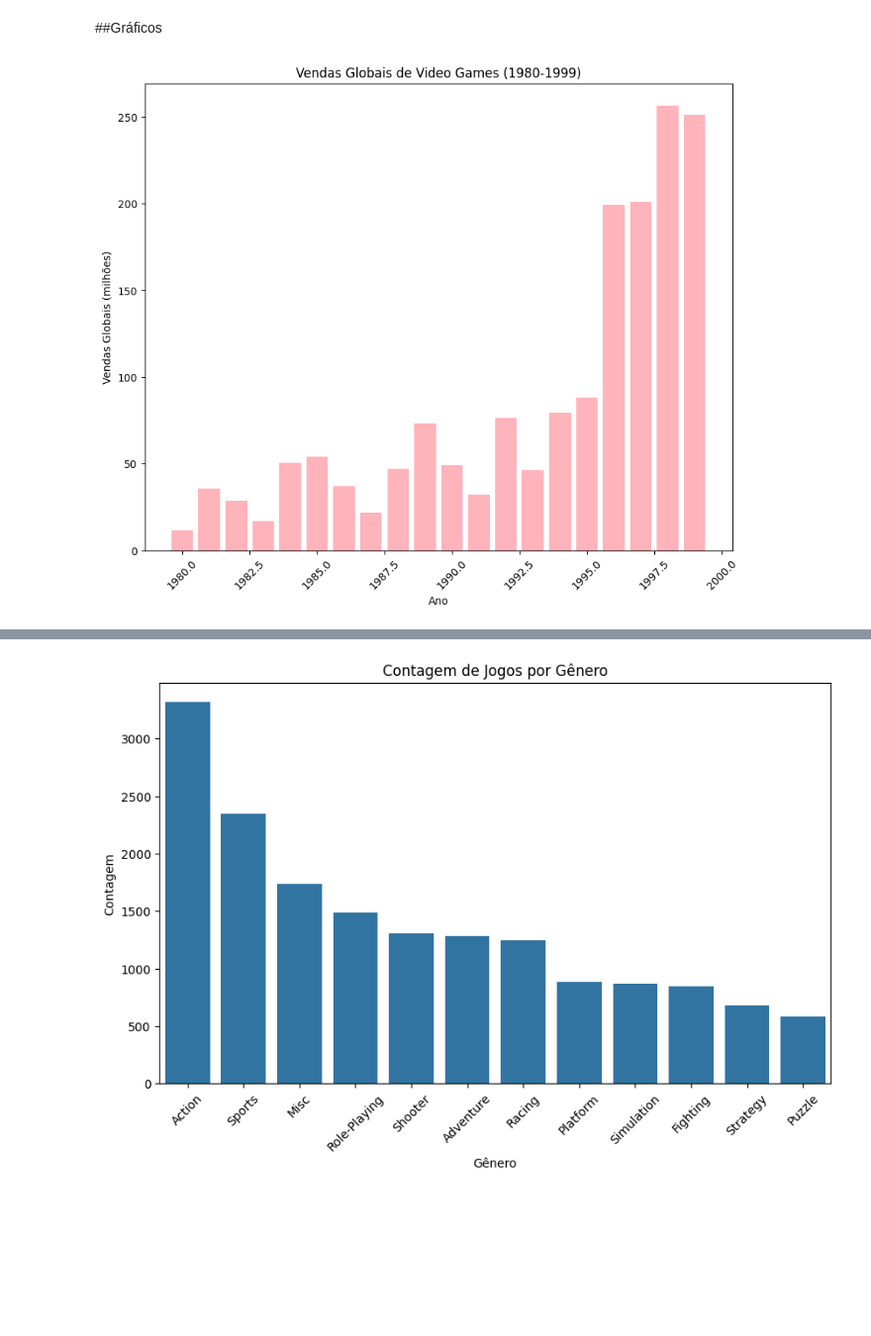
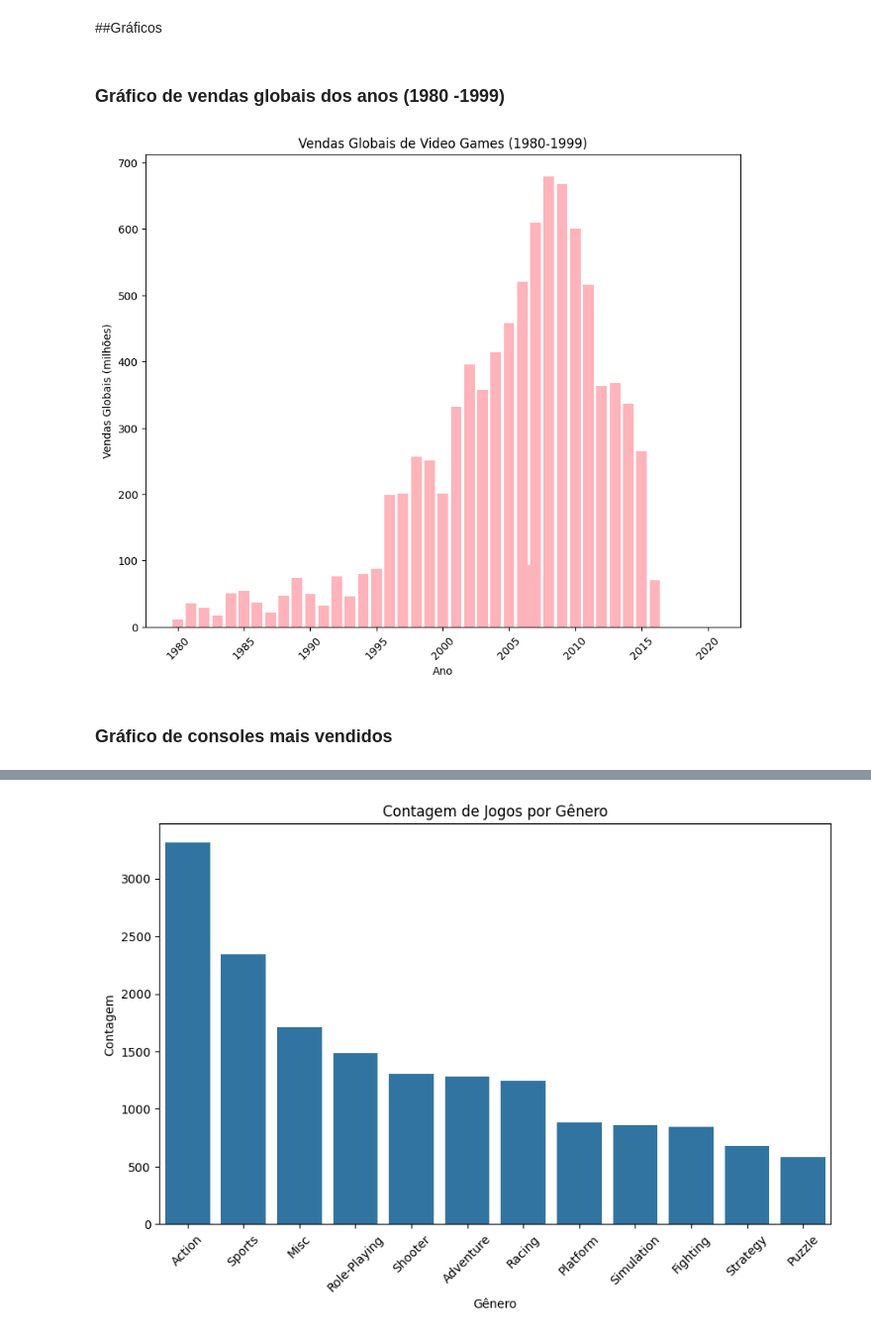
Before and after one commit to jessystem/An-lise_Games, a Jupyter notebook: ANALISE_JOGOS.ipynb, the cells around one changed output, grey strips where cells are left out. Shown at 99% size. Drawn from its saved outputs; the diff is of its cells as text; code cells hidden in the pictures; blank space fills up the shorter version.

```diff
--- a/ANALISE_JOGOS.ipynb
+++ b/ANALISE_JOGOS.ipynb
@@ -72,18 +173,25 @@ Valores ausentes:
 0
 # %% [markdown]
 ##Gráficos
+# %% [markdown]
+### Gráfico de vendas globais dos anos (1980 -1999)
 # %%
+# Agrupando o DataFrame por ano e somar as vendas globais
+df_agrupado = df.groupby("Year")["Global_Sales"].sum().reset_index()
+
 cor_pastel = "#FFB3BA"  # Tom de rosa pastel
 
 plt.figure(figsize=(10, 8))
 plt.bar(df_agrupado["Year"], df_agrupado["Global_Sales"], color=cor_pastel)
 plt.xlabel("Ano")
 plt.ylabel("Vendas Globais (milhões)")
 plt.title("Vendas Globais de Video Games (1980-1999)")
 plt.xticks(rotation=45)
 plt.show()
 # %% [output]
-[figure, old version]
+[figure, new version]
+# %% [markdown]
+### Gráfico de consoles mais vendidos
 # %%
 # Contar os consoles mais vendidos
 top_categorias = df['Platform'].value_counts().head(10)
```
Also changed, not shown: parts of 13 cells of this notebook.
